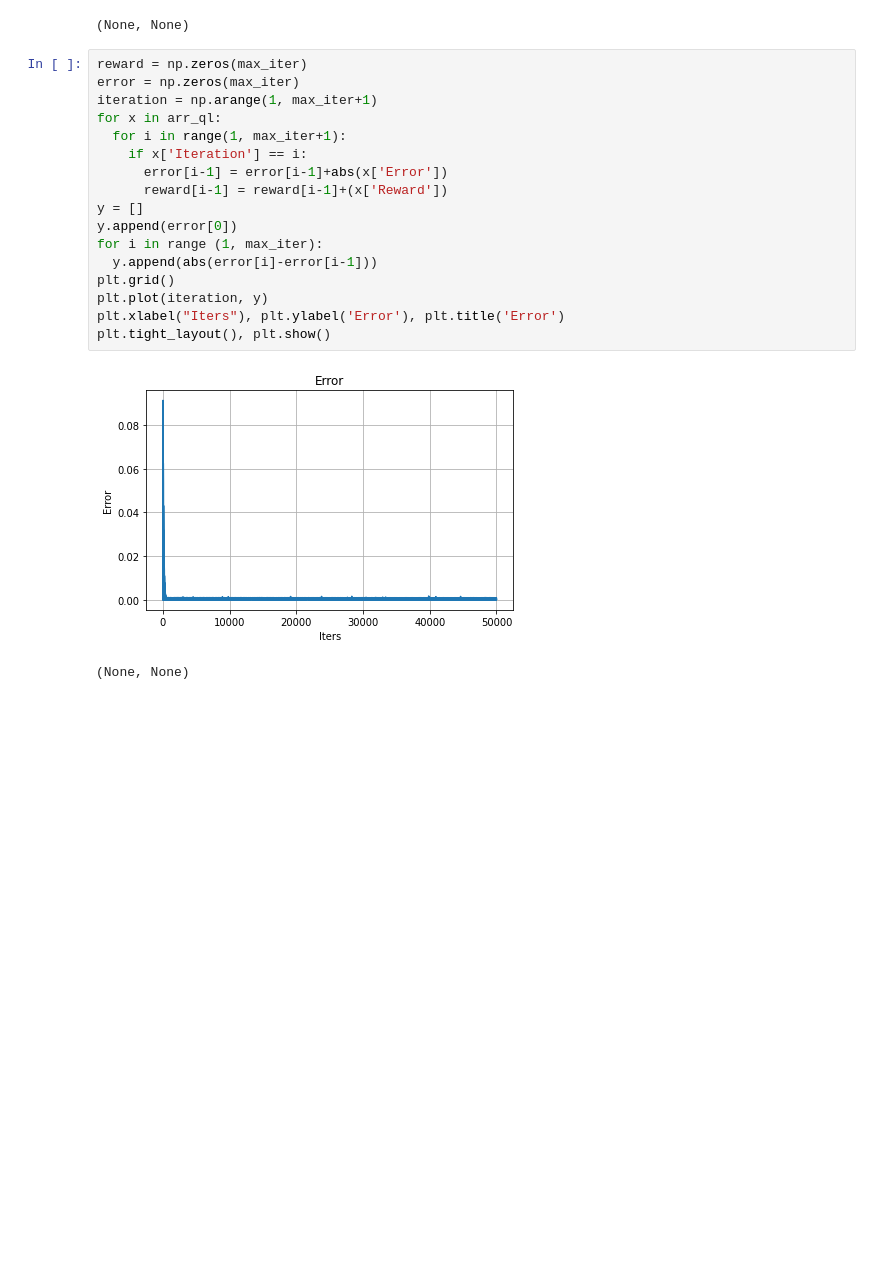
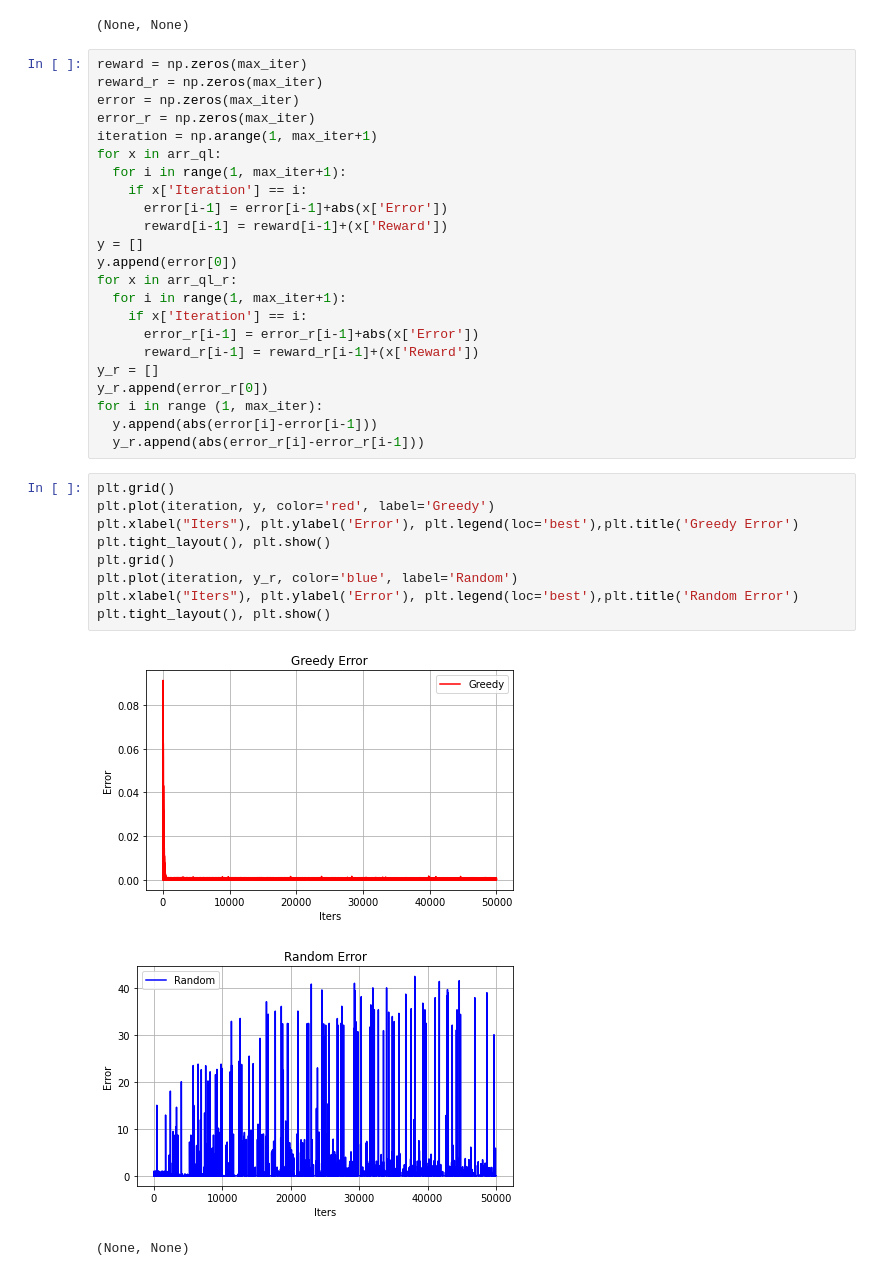
Before and after one commit to tomyouyouzhu/MachineLearning, a Jupyter notebook: A4/FrozenLake.ipynb, the cells around one changed output. Drawn from its saved outputs; the diff is of its cells as text; blank space fills up the shorter version.

```diff
--- a/A4/FrozenLake.ipynb
+++ b/A4/FrozenLake.ipynb
@@ -294,7 +319,9 @@ plt.tight_layout(), plt.show()
 (None, None)
 # %%
 reward = np.zeros(max_iter)
+reward_r = np.zeros(max_iter)
 error = np.zeros(max_iter)
+error_r = np.zeros(max_iter)
 iteration = np.arange(1, max_iter+1)
 for x in arr_ql:
   for i in range(1, max_iter+1):
@@ -303,14 +330,28 @@ for x in arr_ql:
       reward[i-1] = reward[i-1]+(x['Reward'])
 y = []
 y.append(error[0])
+for x in arr_ql_r:
+  for i in range(1, max_iter+1):
+    if x['Iteration'] == i:
+      error_r[i-1] = error_r[i-1]+abs(x['Error'])
+      reward_r[i-1] = reward_r[i-1]+(x['Reward'])
+y_r = []
+y_r.append(error_r[0])
 for i in range (1, max_iter):
   y.append(abs(error[i]-error[i-1]))
-plt.grid()
-plt.plot(iteration, y)
-plt.xlabel("Iters"), plt.ylabel('Error'), plt.title('Error')
-plt.tight_layout(), plt.show()
+  y_r.append(abs(error_r[i]-error_r[i-1]))
-# %% [output]
-[figure, removed]
-(None, None)
+# %%
+plt.grid()
+plt.plot(iteration, y, color='red', label='Greedy')
+plt.xlabel("Iters"), plt.ylabel('Error'), plt.legend(loc='best'),plt.title('Greedy Error')
+plt.tight_layout(), plt.show()
+plt.grid()
+plt.plot(iteration, y_r, color='blue', label='Random')
+plt.xlabel("Iters"), plt.ylabel('Error'), plt.legend(loc='best'),plt.title('Random Error')
+plt.tight_layout(), plt.show()
+# %% [output]
+[figure, added]
+[figure, added]
+(None, None)
 # %%
 plt.grid()
```
Also changed, not shown: parts of 8 cells of this notebook, 3 other files.
